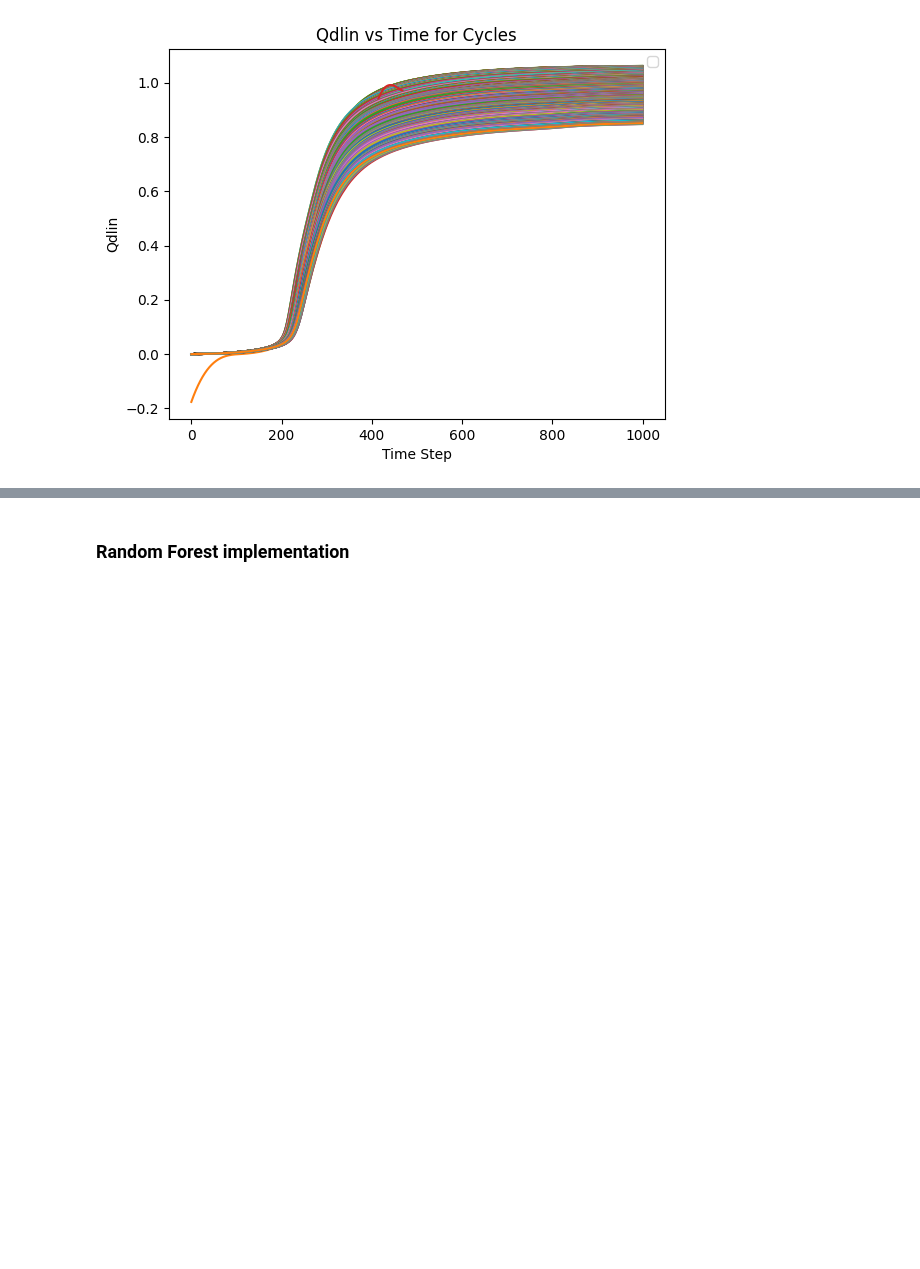
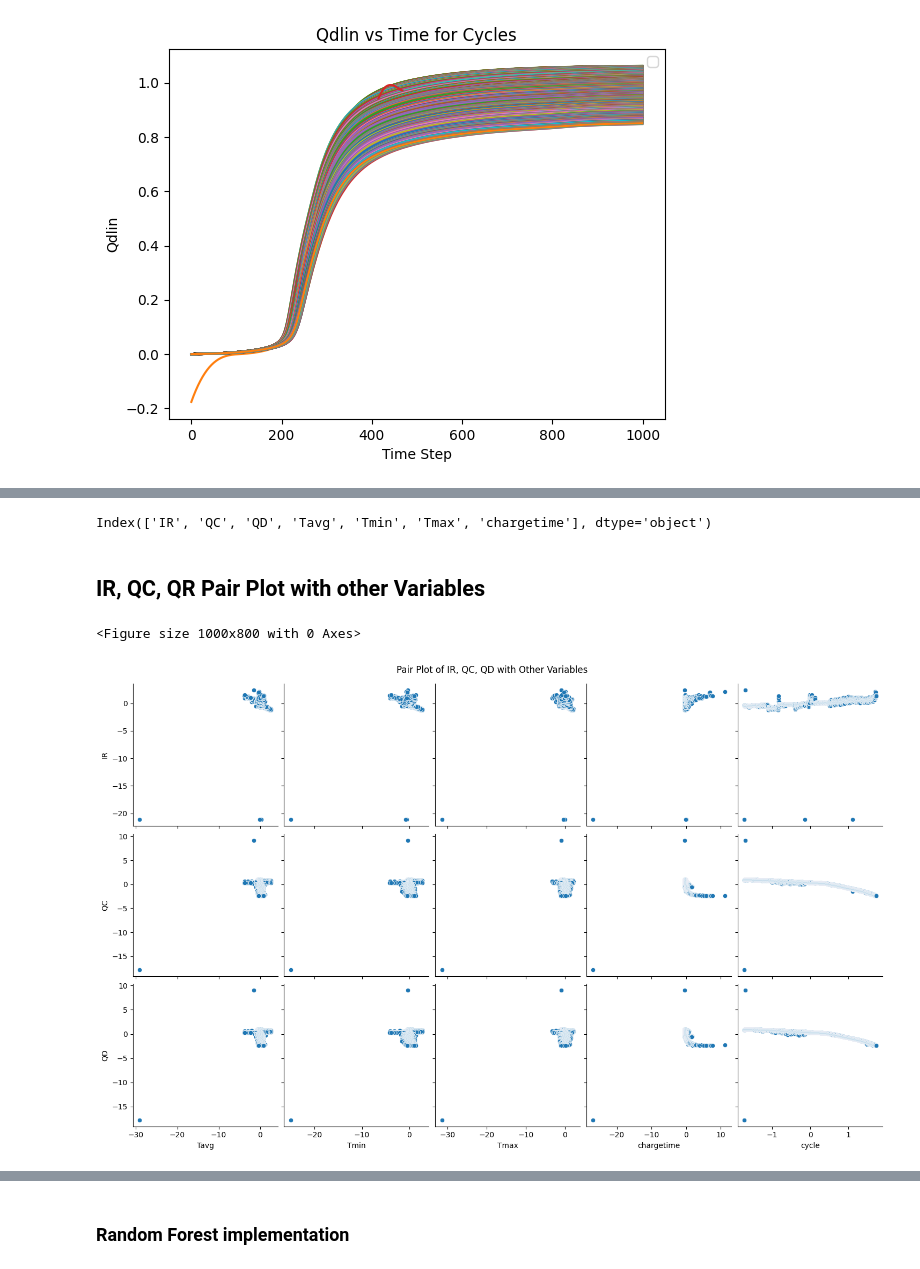
Before and after one commit to marif5/dd_battery_mdl, a Jupyter notebook: Load Data_update.ipynb, the cells around one changed output, grey strips where cells are left out. Cells and saved outputs as stored; diff of their text form; code cells hidden in the pictures; blank space fills up the shorter version.

```diff
--- a/Load Data_update.ipynb
+++ b/Load Data_update.ipynb
@@ -402,0 +284,21 @@ plt.show()
+# %%
+features.keys()
+# %% [output]
+Index(['IR', 'QC', 'QD', 'Tavg', 'Tmin', 'Tmax', 'chargetime'], dtype='object')
+# %% [markdown]
+## IR, QC, QR Pair Plot with other Variables
+# %%
+plt.figure(figsize=(10,8))
+# Create a new DataFrame for the pair plot with specific variables
+# Standardize the data
+scaler = StandardScaler()
+pair_df = pd.DataFrame(scaler.fit_transform(features), columns=features.columns)
+
+# Create pair plot with specified variables
+sns.pairplot(pair_df, y_vars=['IR', 'QC', 'QD'],
+             x_vars=['Tavg', 'Tmin', 'Tmax', 'chargetime', 'cycle'], height=3)
+plt.suptitle('Pair Plot of IR, QC, QD with Other Variables', y=1.02)
+plt.show()
+# %% [output]
+<Figure size 1000x800 with 0 Axes>
+[figure, added]
```
Also changed, not shown: parts of 32 cells of this notebook.
